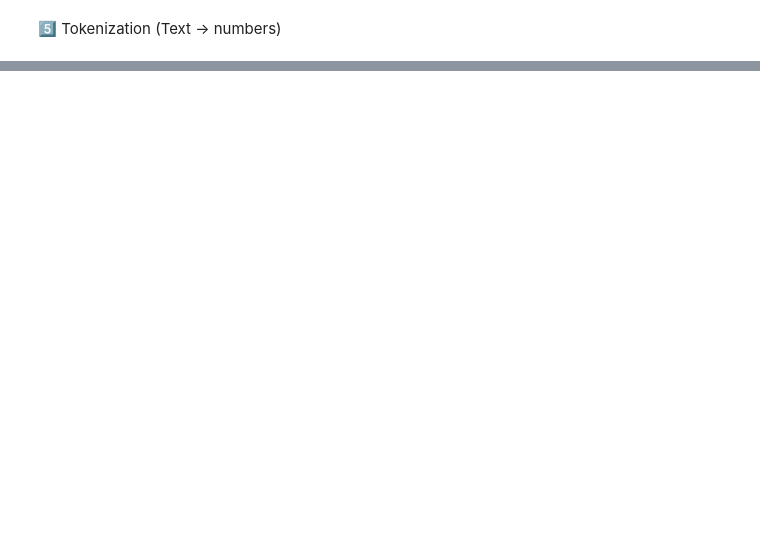
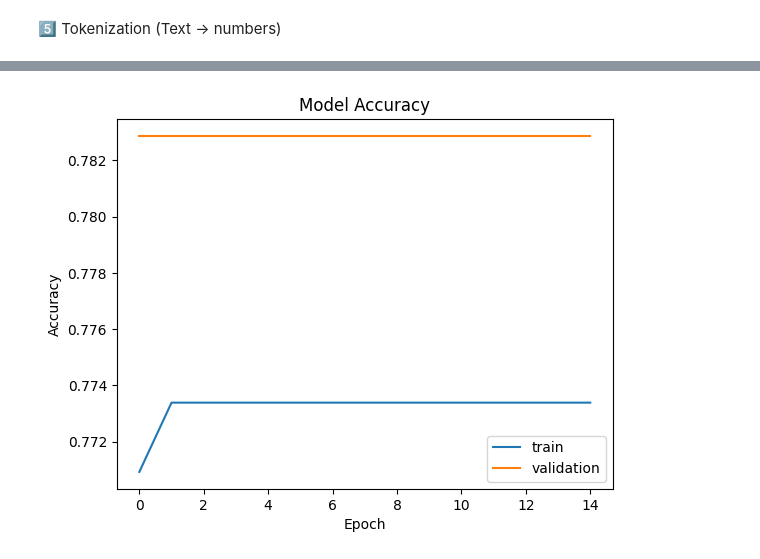
Before and after one commit to sandeep11mahendrakar/Multi-Aspect-Sentiment-Analysis-with-Explainability, a Jupyter notebook: notebooks/03_Deep_Learning_Setup.ipynb, the cells around one changed output, grey strips where cells are left out. Saved outputs shown, nothing was run; the diff lists cells and outputs as text; code cells hidden in the pictures; blank space fills up the shorter version.

Commit message:
finished 3.1 and 3.2, added label encoding and model summary, increased epochs to 15

```diff
--- a/notebooks/03_Deep_Learning_Setup.ipynb
+++ b/notebooks/03_Deep_Learning_Setup.ipynb
@@ -36,7 +34,9 @@ Error:
 # %% [markdown]
 2️⃣ Load cleaned dataset
 # %%
-df = pd.read_csv("notebooks\data\processed\cleaned_reviews.csv")
+import pandas as pd
+
+df = pd.read_csv("C:\\Users\\sande\\Downloads\\pes\\sem 6\\vs code\\ml project\\sentiment-analysis-project\\notebooks\\data\\processed\\cleaned_reviews.csv")
 
 print(df.shape)
 df.head()
@@ -43,3 +51,5 @@ df.head()
+# %%
+df["final_text"] = df["final_text"].fillna("")
 # %% [markdown]
 3️⃣ Select features and labels
 # %%
@@ -80,0 +180,9 @@ print(X_train_seq[0])
+# %%
+#3️⃣ Compile Model
+model.compile(
+    optimizer="adam",
+    loss="sparse_categorical_crossentropy",
+    metrics=["accuracy"]
+)
+
+model.summary()
@@ -80,0 +223,13 @@ print(X_train_seq[0])
+# %%
+#4️⃣ Train Model
+history = model.fit(
+
+    X_train_pad,
+    y_train_encoded,
+
+    epochs=15,
+    batch_size=128,
+
+    validation_split=0.2,
+    verbose=1
+)
@@ -80,0 +286,15 @@ print(X_train_seq[0])
+# %%
+#8️⃣ Plot Training History
+import matplotlib.pyplot as plt
+
+plt.plot(history.history["accuracy"], label="train")
+plt.plot(history.history["val_accuracy"], label="validation")
+
+plt.title("Model Accuracy")
+plt.xlabel("Epoch")
+plt.ylabel("Accuracy")
+plt.legend()
+
+plt.show()
+# %% [output]
+[figure, added]
```
Also changed, not shown: parts of 16 cells of this notebook.
